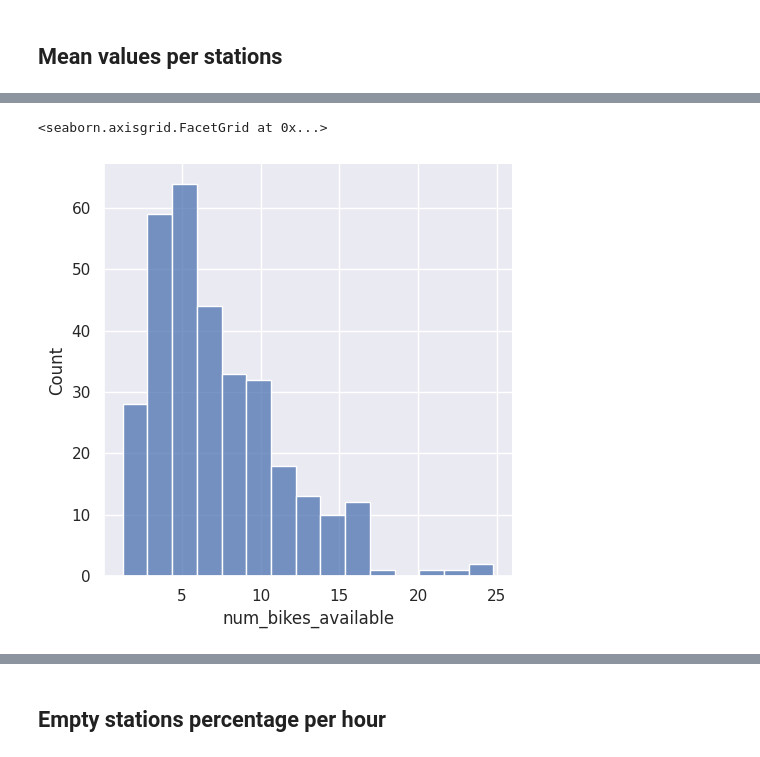
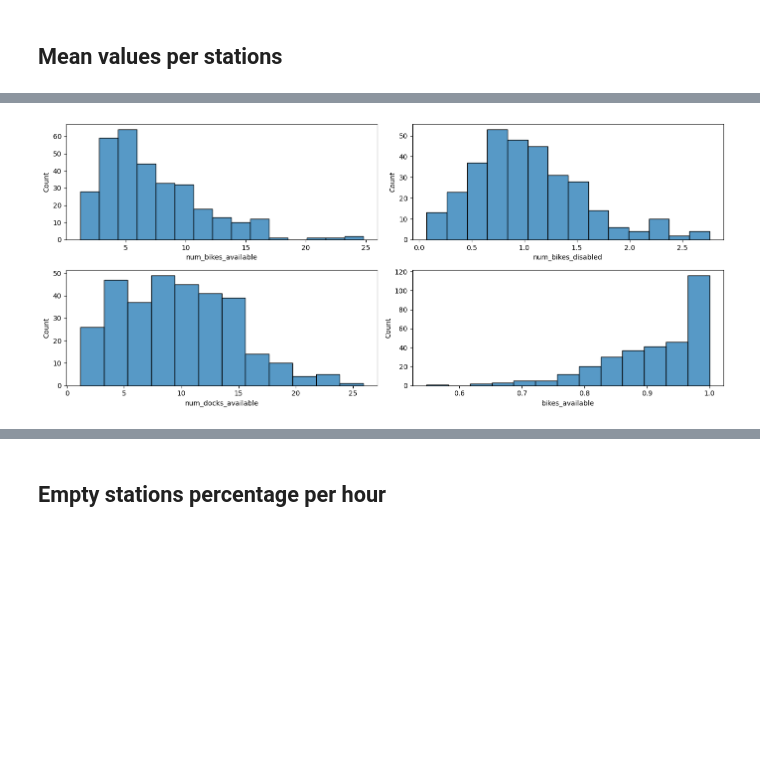
Before and after one commit to BicisBA/research, a Jupyter notebook: notebooks/stations.ipynb, the cells around one changed output, grey strips where cells are left out. Cells and saved outputs as stored; diff of their text form; code cells hidden in the pictures; blank space fills up the shorter version.

```diff
--- a/notebooks/stations.ipynb
+++ b/notebooks/stations.ipynb
@@ -65,5 +46,9 @@ sns.displot(station_means, x="bikes_available")
-# %%
-sns.displot(station_means, x="num_bikes_available")
-# %% [output]
-<seaborn.axisgrid.FacetGrid at 0x...>
-[figure, removed]
+# %%
+f, axs = plt.subplots(2, 2, figsize=(14, 6))
+sns.histplot(station_means, x="num_bikes_available", ax=axs[0,0])
+sns.histplot(station_means, x="num_bikes_disabled", ax=axs[0,1])
+sns.histplot(station_means, x="num_docks_available", ax=axs[1,0])
+sns.histplot(station_means, x="bikes_available", ax=axs[1,1])
+f.tight_layout()
+# %% [output]
+[figure, added]
```
Also changed, not shown: parts of 12 cells of this notebook, 4 other files.
